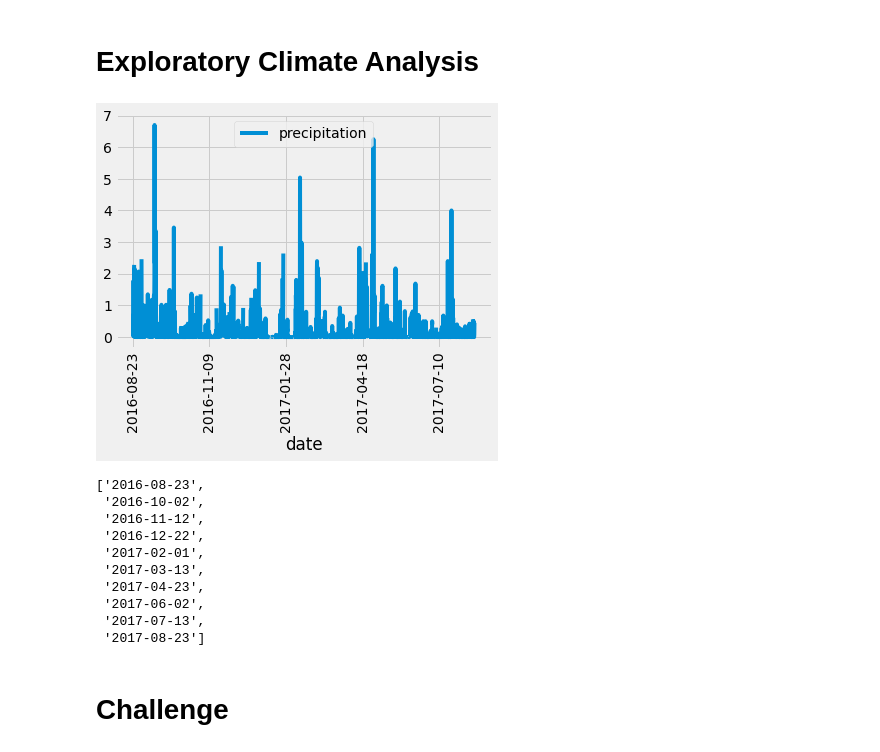
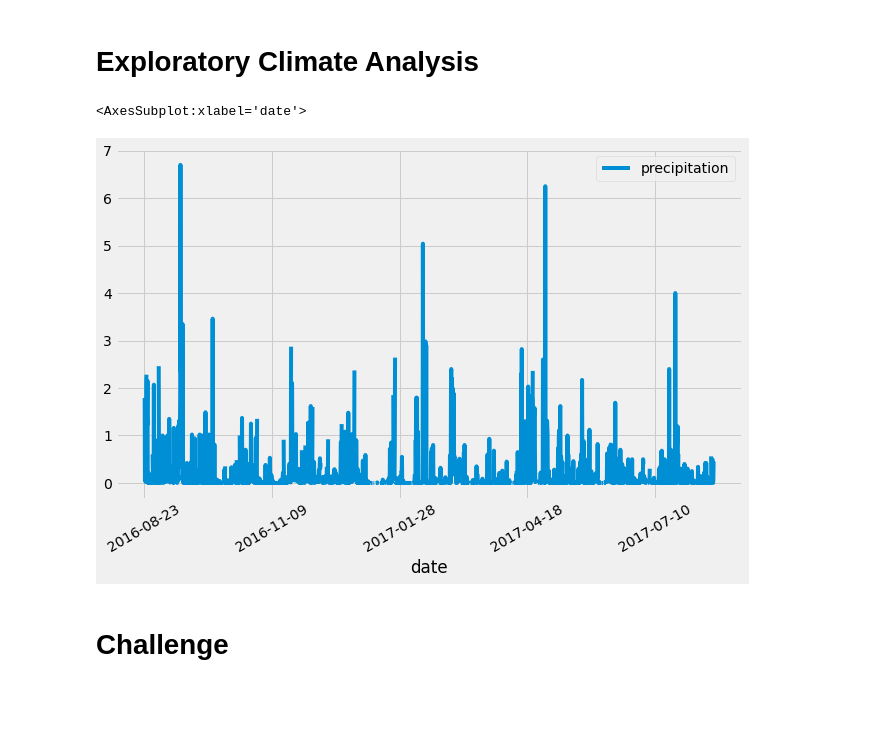
Before and after one commit to cdeanatx/surfs_up, a Jupyter notebook: climate_analysis.ipynb, the cells around one changed output. Cells and saved outputs as stored; diff of their text form; code cells hidden in the pictures; blank space fills up the shorter version.

Commit message:
tweaked plot

```diff
--- a/climate_analysis.ipynb
+++ b/climate_analysis.ipynb
@@ -36,38 +36,26 @@ session = Session(engine)
 # %%
 # Design a query to retrieve the last 12 months of precipitation data and plot the results.
 # Starting from the last data point in the database.
 # Calculate the date one year from the last date in data set.
 prev_year = dt.date(2017, 8, 23) - dt.timedelta(days=365)
 
 # Perform a query to retrieve the data and precipitation scores
 results = session.query(Measurement.date, Measurement.prcp).filter(Measurement.date >= prev_year).all()
 
 # Save the query results as a Pandas DataFrame and set the index to the date column
 df = pd.DataFrame(results, columns=['date', 'precipitation'])
 
 # Sort the dataframe by date
 df.set_index(df['date'], inplace=True)
 df.sort_index(inplace=True)
 
 # Use Pandas Plotting with Matplotlib to plot the data
-plot = df.plot(rot=90)
+df.plot(rot=30, figsize=(10,6))
 # %% [output]
+<AxesSubplot:xlabel='date'>
-[figure, old version]
+[figure, new version]
 # %%
 # Use Pandas to calcualte the summary statistics for the precipitation data
-xticks=[str(dt.date(2016,8,23) + dt.timedelta(days=365 * x / 9)) for x in range(10)]
-xticks
-# %% [output]
-['2016-08-23',
- '2016-10-02',
- '2016-11-12',
- '2016-12-22',
- '2017-02-01',
- '2017-03-13',
- '2017-04-23',
- '2017-06-02',
- '2017-07-13',
- '2017-08-23']
 # %%
 # How many stations are available in this dataset?
 # %%
```
